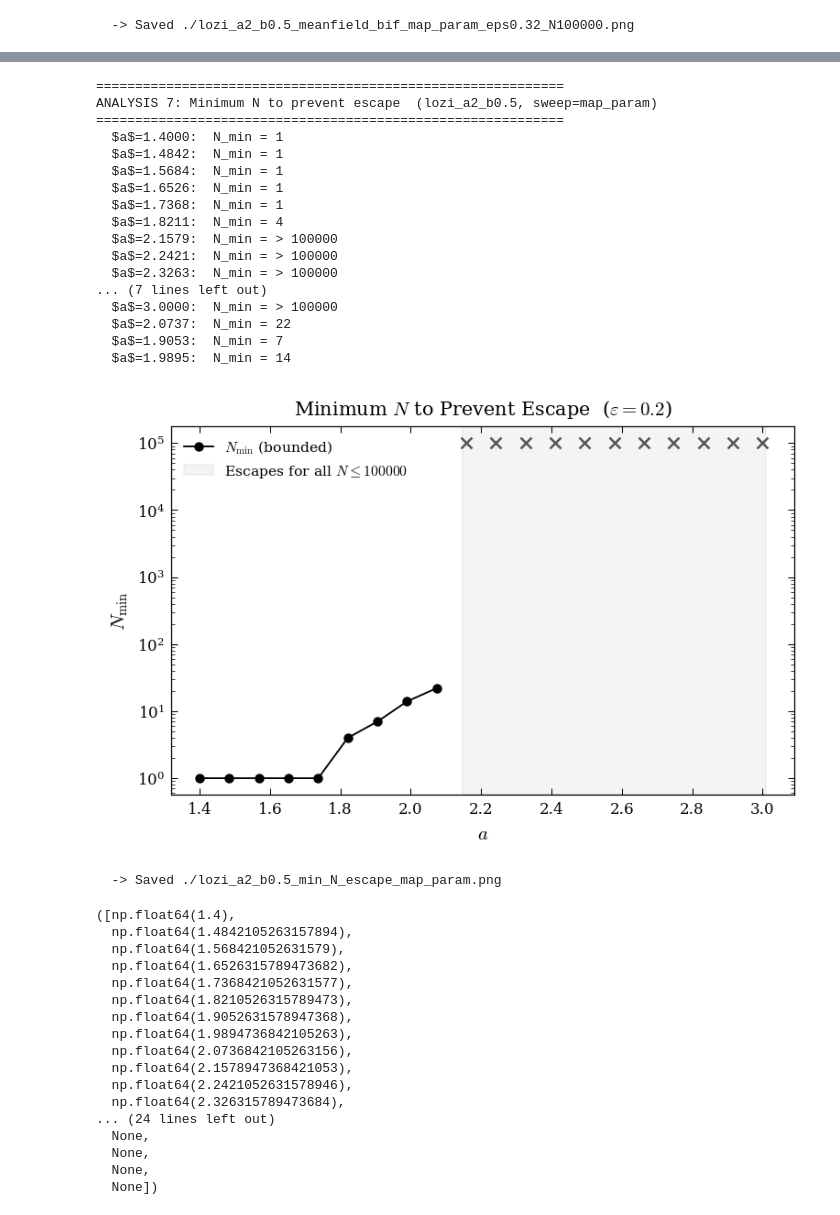
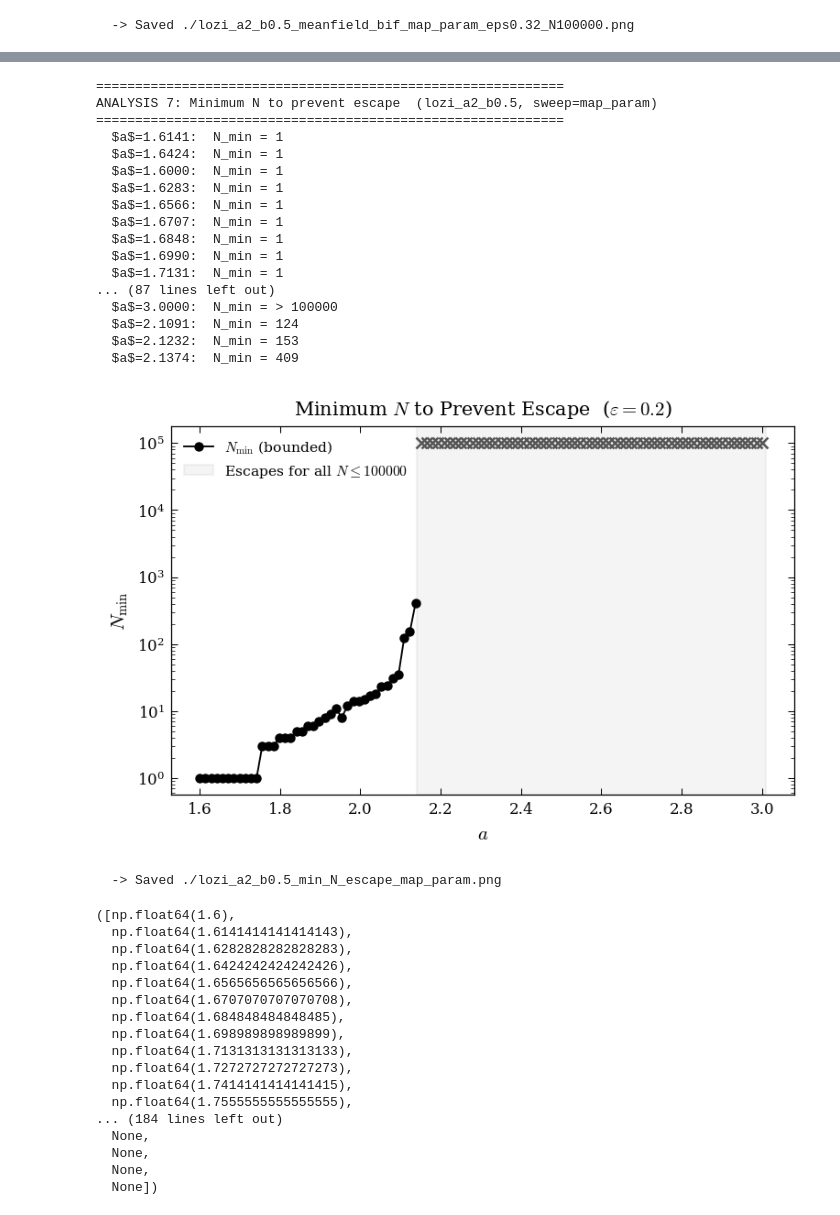
Before and after one commit to DaNameless/sophrosyne, a Jupyter notebook: code/notebooks/lozi.ipynb, the cells around one changed output, grey strips where cells are left out. Saved outputs shown, nothing was run; the diff lists cells and outputs as text; code cells hidden in the pictures.

```diff
--- a/code/notebooks/lozi.ipynb
+++ b/code/notebooks/lozi.ipynb
@@ -130,45 +130,45 @@ ANALYSIS 7: Minimum N to prevent escape  (lozi_a2_b0.5, sweep=map_param)
 # %%
 sys.analysis_min_N_escape(
     sweep='map_param',
     map_factory=lambda a: CoupledMapLattice.from_lozi(a=a, b=0.5),
-    param_range=(1.4, 3),
+    param_range=(1.6, 3),
     eps_fixed=0.2,
-    n_param=20,
+    n_param=100,
     n_jobs=4,
     sweep_label="a")
 # %% [output]
 ============================================================
 ANALYSIS 7: Minimum N to prevent escape  (lozi_a2_b0.5, sweep=map_param)
 ============================================================
-  $a$=1.4000:  N_min = 1
-  $a$=1.4842:  N_min = 1
-  $a$=1.5684:  N_min = 1
-  $a$=1.6526:  N_min = 1
-  $a$=1.7368:  N_min = 1
-  $a$=1.8211:  N_min = 4
-  $a$=2.1579:  N_min = > 100000
-  $a$=2.2421:  N_min = > 100000
-  $a$=2.3263:  N_min = > 100000
-... (7 lines left out)
+  $a$=1.6141:  N_min = 1
+  $a$=1.6424:  N_min = 1
+  $a$=1.6000:  N_min = 1
+  $a$=1.6283:  N_min = 1
+  $a$=1.6566:  N_min = 1
+  $a$=1.6707:  N_min = 1
+  $a$=1.6848:  N_min = 1
+  $a$=1.6990:  N_min = 1
+  $a$=1.7131:  N_min = 1
+... (87 lines left out)
   $a$=3.0000:  N_min = > 100000
-  $a$=2.0737:  N_min = 22
-  $a$=1.9053:  N_min = 7
-  $a$=1.9895:  N_min = 14
+  $a$=2.1091:  N_min = 124
+  $a$=2.1232:  N_min = 153
+  $a$=2.1374:  N_min = 409
-[figure, old version]
+[figure, new version]
   -> Saved ./lozi_a2_b0.5_min_N_escape_map_param.png
-([np.float64(1.4),
-  np.float64(1.4842105263157894),
-  np.float64(1.568421052631579),
-  np.float64(1.6526315789473682),
-  np.float64(1.7368421052631577),
-  np.float64(1.8210526315789473),
-  np.float64(1.9052631578947368),
-  np.float64(1.9894736842105263),
-  np.float64(2.0736842105263156),
-  np.float64(2.1578947368421053),
-  np.float64(2.2421052631578946),
-  np.float64(2.326315789473684),
-... (24 lines left out)
+([np.float64(1.6),
+  np.float64(1.6141414141414143),
+  np.float64(1.6282828282828283),
+  np.float64(1.6424242424242426),
+  np.float64(1.6565656565656566),
+  np.float64(1.6707070707070708),
+  np.float64(1.684848484848485),
+  np.float64(1.698989898989899),
+  np.float64(1.7131313131313133),
+  np.float64(1.7272727272727273),
+  np.float64(1.7414141414141415),
+  np.float64(1.7555555555555555),
+... (184 lines left out)
   None,
   None,
   None,
```
Also changed, not shown: parts of 2 cells of this notebook, 2 other files.
